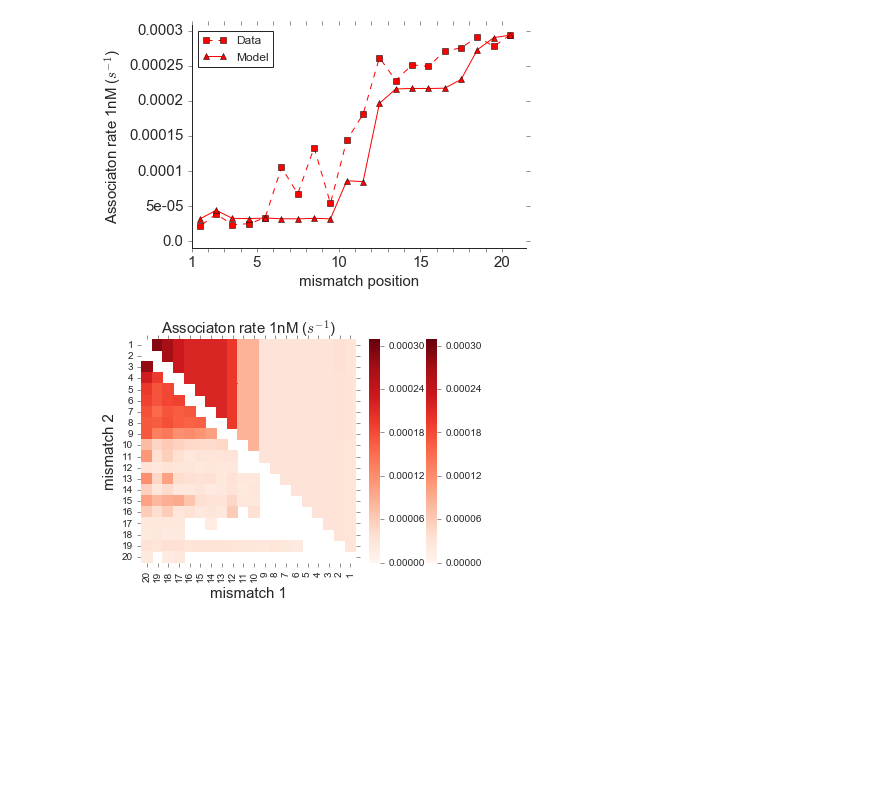
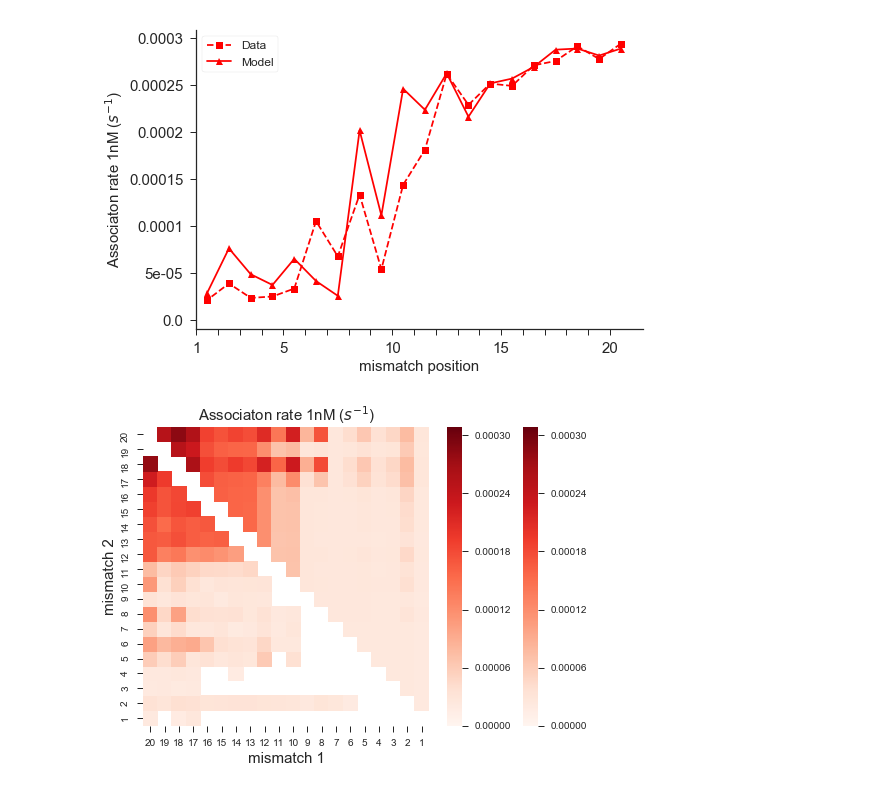
Before and after one commit to martin-depken/Energy-Landscape, a Jupyter notebook: predict_pclv_Stijn/Compare_to_Boyle.ipynb, the cells around one changed output. Saved outputs shown, nothing was run; the diff lists cells and outputs as text; code cells hidden in the pictures; blank space fills up the shorter version.

Commit message:
Updated with a fit that is much closer to Boyle.

```diff
--- a/predict_pclv_Stijn/Compare_to_Boyle.ipynb
+++ b/predict_pclv_Stijn/Compare_to_Boyle.ipynb
@@ -32,9 +32,9 @@ import CRISPR_free_energy_landscape as FreeEnergy
 path_to_data = '../data_nucleaseq_Finkelsteinlab/targetE/'
 filename_data = 'ECas9_cleavage_rate_and_y0_Canonical_OT-r_0-2.csv'
 # %%
-fit_folder = '13_3_2019'
+fit_folder = '14_3_2019'
 path = '../fits_Stijn/'+fit_folder+'/'
-fit_num = 29
+fit_num = 30
 
 ch_sqs = []
 fit_ids = np.arange(1,fit_num+1)
@@ -49,3 +49,11 @@ best_fit_id = fit_ids[np.argmin(ch_sqs)]
 filename = 'fit_'+fit_folder+'_sim_'+str(best_fit_id)+'.txt'
 data = pd.read_table(path+filename,index_col=False)
 parameters = data.iloc[-1].values[0:-2]
+# %%
+best_fit_Boyle = '../data/25_10_2018/fit_25_10_2018_sim_22.txt'
+model_id_Boyle = 'init_limit_general_energies_v2'
+filename = best_fit_Boyle
+Nparams = 44
+parameters_Boyle = plt_B.load_simm_anneal(filename, Nparams)
+Model_pbound, Model_on, Model_off = plt_B.calc_predictions(parameters_Boyle,model_id_Boyle)
+Energy_landscape_Boyle, FreeEnergy_landscape_Boyle = FreeEnergy.plot_free_energy_landscape(parameters_Boyle,model_id_Boyle,show_plot=False);
@@ -89,19 +142,14 @@ plt.title('double mismatches, top=model bottom=experiment', fontsize=15)
-# %%
-parameters_binding = np.copy(parameters[0:-1])
-parameters_binding = np.append(np.array(1.45), parameters_binding)
-parameters_binding = np.append(parameters_binding, parameters_binding[-1])
-parameters_binding = np.append(parameters_binding, parameters_binding[-1])
-parameters_binding[-3] = -1.0
-parameters_binding[0] = 1.0
-parameters_binding = parameters_binding.astype(float)
 # %%
-model_id = 'init_limit_general_energies_v2'
-Model_pbound, Model_on, Model_off = plt_B.calc_predictions(parameters_binding,model_id)
+parameters_binding[-3] = -1.7
+parameters_binding[20] = parameters_Boyle[20]
+Model_pbound, Model_on, Model_off = plt_B.calc_predictions(parameters_binding,model_id_Boyle)
+
+
 
 plt.figure()
 _,_ = plt_B.plot_single_mismatches(Model_on ,kind='OnRate')
 plt.figure()
 _,_ = plt_B.plot_heatmap(Model_on ,kind='OnRate')
 # %% [output]
-[figure, old version]
+[figure, new version]
-[figure, old version]
+[figure, new version]
```
Also changed, not shown: parts of 6 cells of this notebook.
